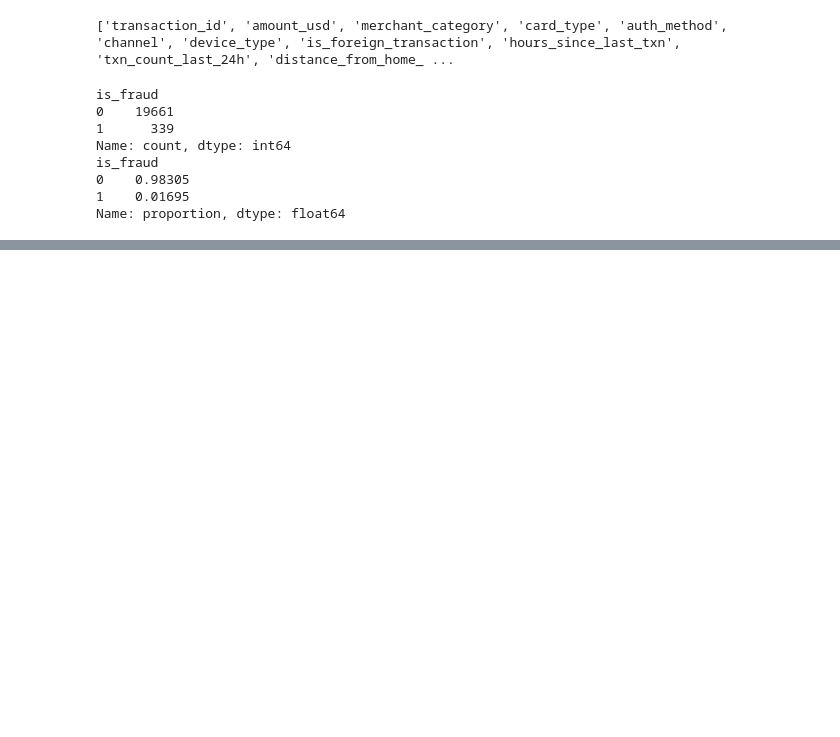
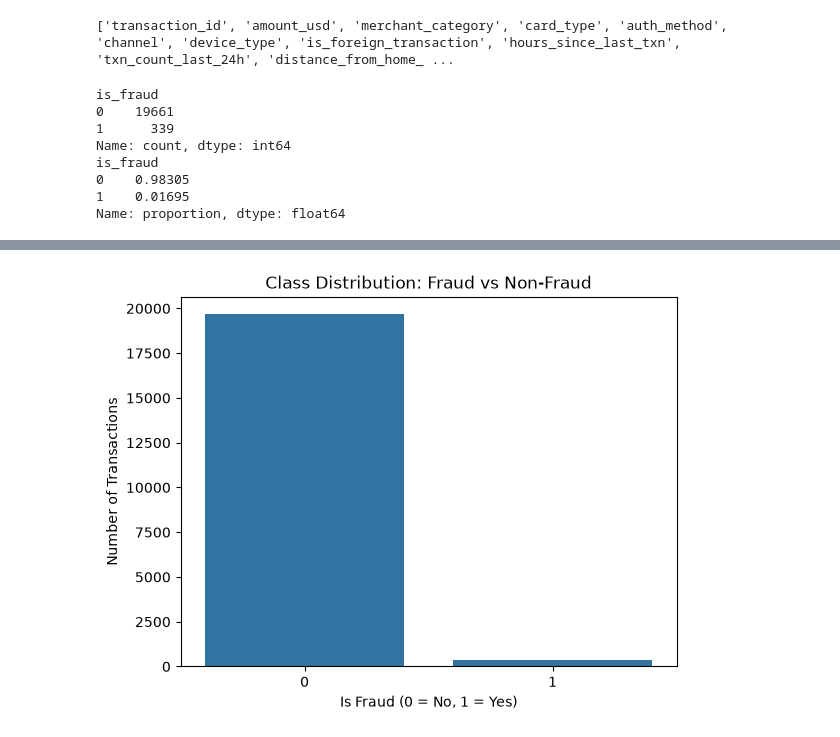
Before and after one commit to ISeckAli/Fraud-detection, a Jupyter notebook: notebooks/01_eda.ipynb, the cells around one changed output, grey strips where cells are left out. Cells and saved outputs as stored; diff of their text form; code cells hidden in the pictures; blank space fills up the shorter version.

Commit message:
Add missing values check, dtypes check, and fraud distribution charts

```diff
--- a/notebooks/01_eda.ipynb
+++ b/notebooks/01_eda.ipynb
@@ -42,0 +94,16 @@ Name: proportion, dtype: float64
+# %%
+# Visualize the class imbalance as a bar chart.
+# matplotlib.pyplot is the standard plotting library; we import it as plt
+# by convention. seaborn (sns) builds on top of matplotlib with nicer
+# default styling, useful for a portfolio-quality chart.
+import matplotlib.pyplot as plt
+import seaborn as sns
+
+# Count how many transactions fall into each class (0 = not fraud, 1 = fraud).
+sns.countplot(data=df, x="is_fraud")
+plt.title("Class Distribution: Fraud vs Non-Fraud")
+plt.xlabel("Is Fraud (0 = No, 1 = Yes)")
+plt.ylabel("Number of Transactions")
+plt.show()
+# %% [output]
+[figure, added]
```
Also changed, not shown: parts of 5 cells of this notebook.
